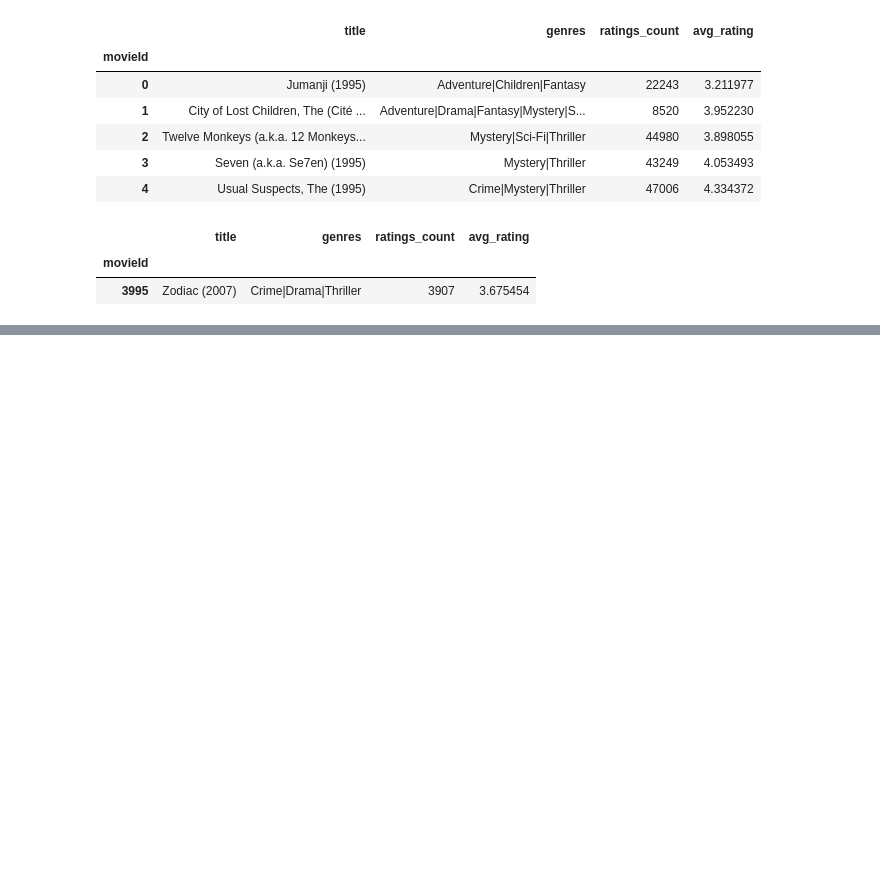
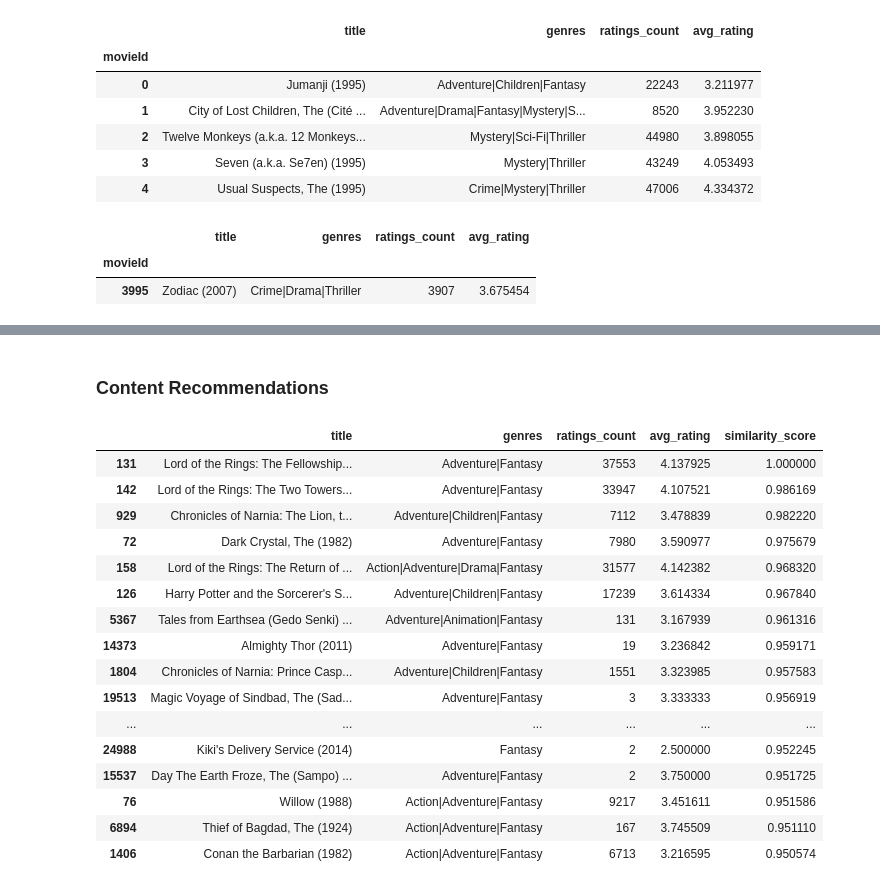
Before and after one commit to alineberry/my-movie-recommender, a Jupyter notebook: notebooks/movie_similarity/content-and-collaborative-similarity-recommender.ipynb, the cells around one changed output, grey strips where cells are left out. Cells and saved outputs as stored; diff of their text form; code cells hidden in the pictures; blank space fills up the shorter version.

```diff
--- a/notebooks/movie_similarity/content-and-collaborative-similarity-recommender.ipynb
+++ b/notebooks/movie_similarity/content-and-collaborative-similarity-recommender.ipynb
@@ -162,0 +202,22 @@ sim_df
+# %% [markdown]
+### Content Recommendations
+# %%
+get_detailed_recs(lotr, content_embeddings, '../../data/content_recs_lotr.csv')
+# %% [output]
+|  | title | genres | ratings_count | avg_rating | similarity_score |
+| 131 | Lord of the Rings: The Fellowship... | Adventure|Fantasy | 37553 | 4.137925 | 1.000000 |
+| 142 | Lord of the Rings: The Two Towers... | Adventure|Fantasy | 33947 | 4.107521 | 0.986169 |
+| 929 | Chronicles of Narnia: The Lion, t... | Adventure|Children|Fantasy | 7112 | 3.478839 | 0.982220 |
+| 72 | Dark Crystal, The (1982) | Adventure|Fantasy | 7980 | 3.590977 | 0.975679 |
+| 158 | Lord of the Rings: The Return of ... | Action|Adventure|Drama|Fantasy | 31577 | 4.142382 | 0.968320 |
+| 126 | Harry Potter and the Sorcerer's S... | Adventure|Children|Fantasy | 17239 | 3.614334 | 0.967840 |
+| 5367 | Tales from Earthsea (Gedo Senki) ... | Adventure|Animation|Fantasy | 131 | 3.167939 | 0.961316 |
+| 14373 | Almighty Thor (2011) | Adventure|Fantasy | 19 | 3.236842 | 0.959171 |
+| 1804 | Chronicles of Narnia: Prince Casp... | Adventure|Children|Fantasy | 1551 | 3.323985 | 0.957583 |
+| 19513 | Magic Voyage of Sindbad, The (Sad... | Adventure|Fantasy | 3 | 3.333333 | 0.956919 |
+| ... | ... | ... | ... | ... | ... |
+| 24988 | Kiki's Delivery Service (2014) | Fantasy | 2 | 2.500000 | 0.952245 |
+| 15537 | Day The Earth Froze, The (Sampo) ... | Adventure|Fantasy | 2 | 3.750000 | 0.951725 |
+| 76 | Willow (1988) | Action|Adventure|Fantasy | 9217 | 3.451611 | 0.951586 |
+| 6894 | Thief of Bagdad, The (1924) | Action|Adventure|Fantasy | 167 | 3.745509 | 0.951110 |
+| 1406 | Conan the Barbarian (1982) | Action|Adventure|Fantasy | 6713 | 3.216595 | 0.950574 |
```
Also changed, not shown: parts of 41 cells of this notebook, 1 other file.
